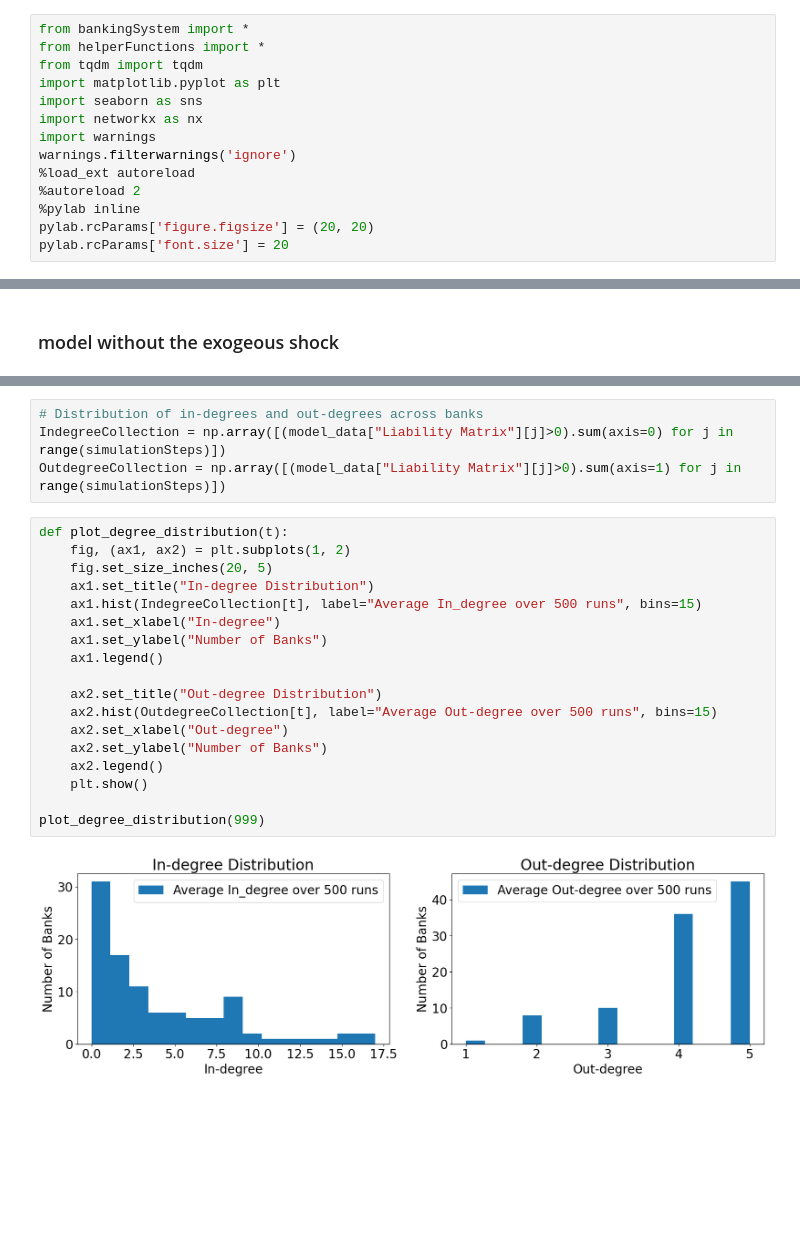
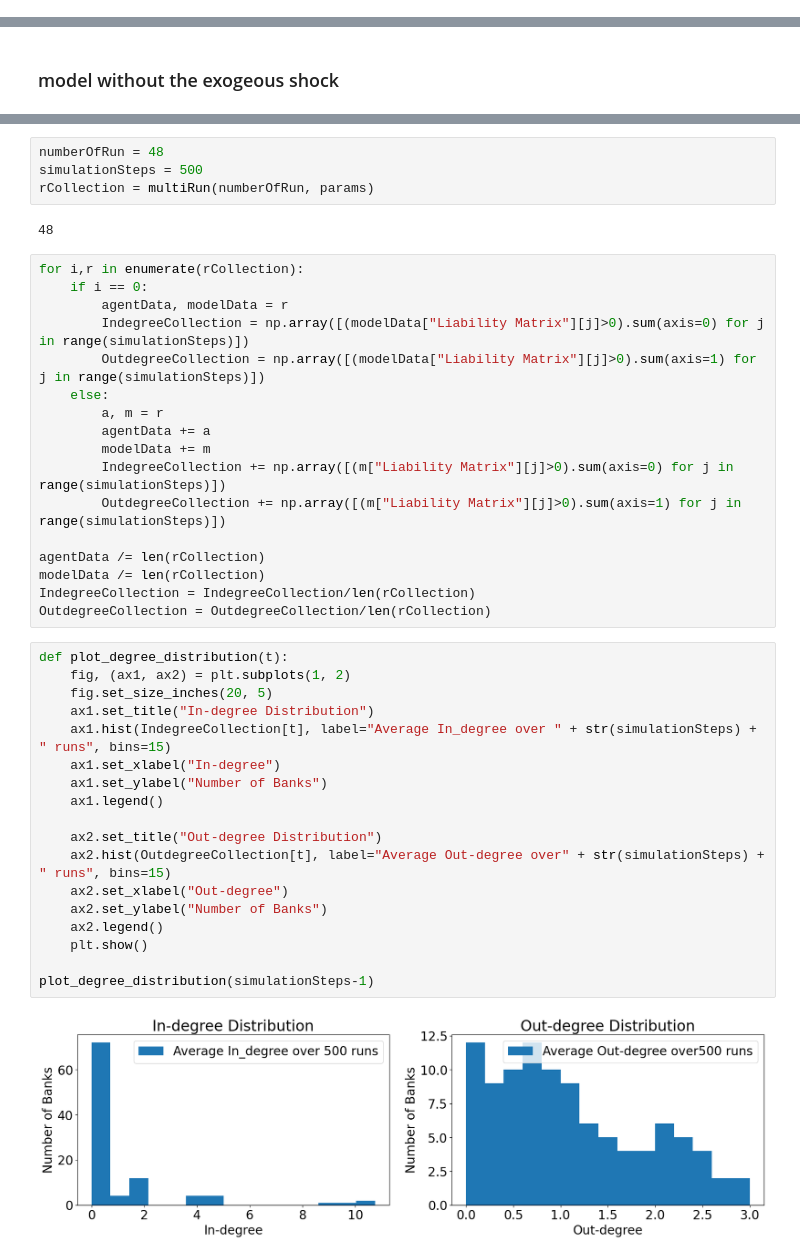
Before and after one commit to dongxulee/balanceSheet, a Jupyter notebook: bankingSystem.ipynb, the cells around one changed output, grey strips where cells are left out. Drawn from its saved outputs; the diff is of its cells as text; blank space fills up the shorter version.

Commit message:
parameter tuning continue

```diff
--- a/bankingSystem.ipynb
+++ b/bankingSystem.ipynb
@@ -1,14 +0,0 @@
-# %%
-from bankingSystem import *
-from helperFunctions import *
-from tqdm import tqdm
-import matplotlib.pyplot as plt
-import seaborn as sns
-import networkx as nx
-import warnings
-warnings.filterwarnings('ignore')
-%load_ext autoreload
-%autoreload 2
-%pylab inline
-pylab.rcParams['figure.figsize'] = (20, 20)
-pylab.rcParams['font.size'] = 20
@@ -95,25 +40,44 @@ plt.plot(model.trustMatrix.sum(axis=0))
-# %%
-# Distribution of in-degrees and out-degrees across banks
-IndegreeCollection = np.array([(model_data["Liability Matrix"][j]>0).sum(axis=0) for j in range(simulationSteps)])
-OutdegreeCollection = np.array([(model_data["Liability Matrix"][j]>0).sum(axis=1) for j in range(simulationSteps)])
+# %%
+numberOfRun = 48
+simulationSteps = 500
+rCollection = multiRun(numberOfRun, params)
+# %% [output]
+48
+# %%
+for i,r in enumerate(rCollection):
+    if i == 0:
+        agentData, modelData = r
+        IndegreeCollection = np.array([(modelData["Liability Matrix"][j]>0).sum(axis=0) for j in range(simulationSteps)])
+        OutdegreeCollection = np.array([(modelData["Liability Matrix"][j]>0).sum(axis=1) for j in range(simulationSteps)])
+    else:
+        a, m = r
+        agentData += a
+        modelData += m
+        IndegreeCollection += np.array([(m["Liability Matrix"][j]>0).sum(axis=0) for j in range(simulationSteps)])
+        OutdegreeCollection += np.array([(m["Liability Matrix"][j]>0).sum(axis=1) for j in range(simulationSteps)])
+
+agentData /= len(rCollection)
+modelData /= len(rCollection)
+IndegreeCollection = IndegreeCollection/len(rCollection)
+OutdegreeCollection = OutdegreeCollection/len(rCollection)
 # %%
 def plot_degree_distribution(t):
     fig, (ax1, ax2) = plt.subplots(1, 2)
     fig.set_size_inches(20, 5)
     ax1.set_title("In-degree Distribution")
-    ax1.hist(IndegreeCollection[t], label="Average In_degree over 500 runs", bins=15)
+    ax1.hist(IndegreeCollection[t], label="Average In_degree over " + str(simulationSteps) + " runs", bins=15)
     ax1.set_xlabel("In-degree")
     ax1.set_ylabel("Number of Banks")
     ax1.legend()
 
     ax2.set_title("Out-degree Distribution")
-    ax2.hist(OutdegreeCollection[t], label="Average Out-degree over 500 runs", bins=15)
+    ax2.hist(OutdegreeCollection[t], label="Average Out-degree over" + str(simulationSteps) + " runs", bins=15)
     ax2.set_xlabel("Out-degree")
     ax2.set_ylabel("Number of Banks")
     ax2.legend()
     plt.show()
 
-plot_degree_distribution(999)
+plot_degree_distribution(simulationSteps-1)
 # %% [output]
-[figure, old version]
+[figure, new version]
 # %%
```
Also changed, not shown: parts of 8 cells of this notebook, 11 other files.
